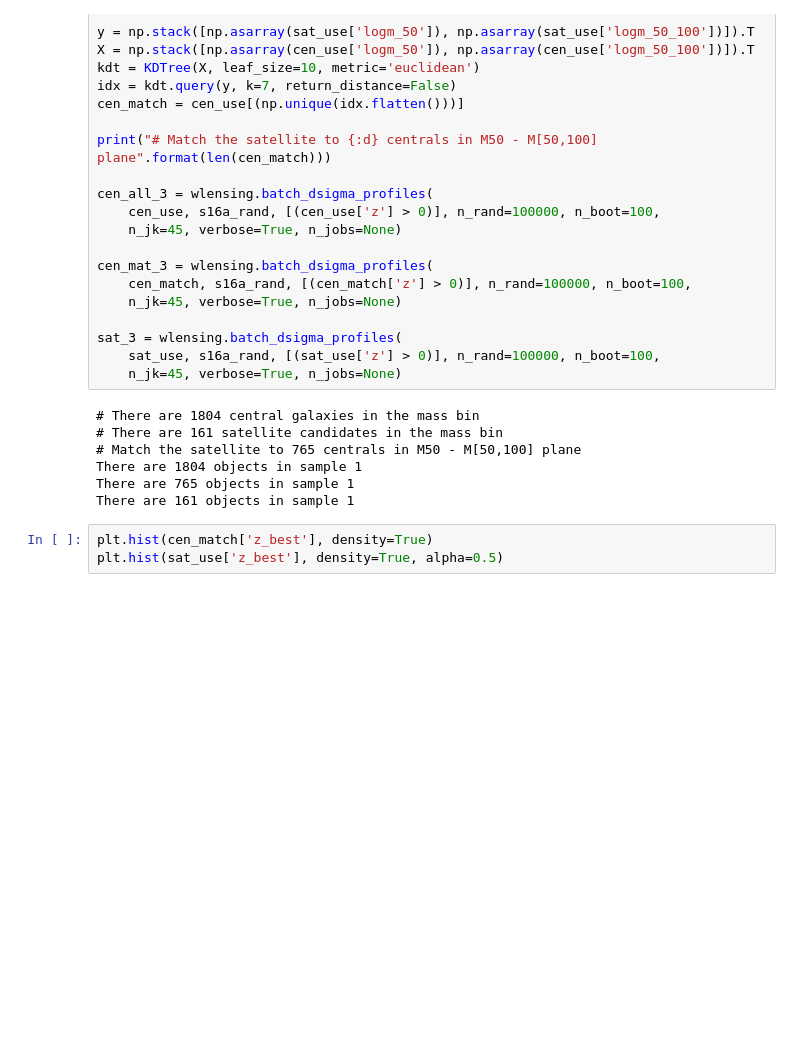
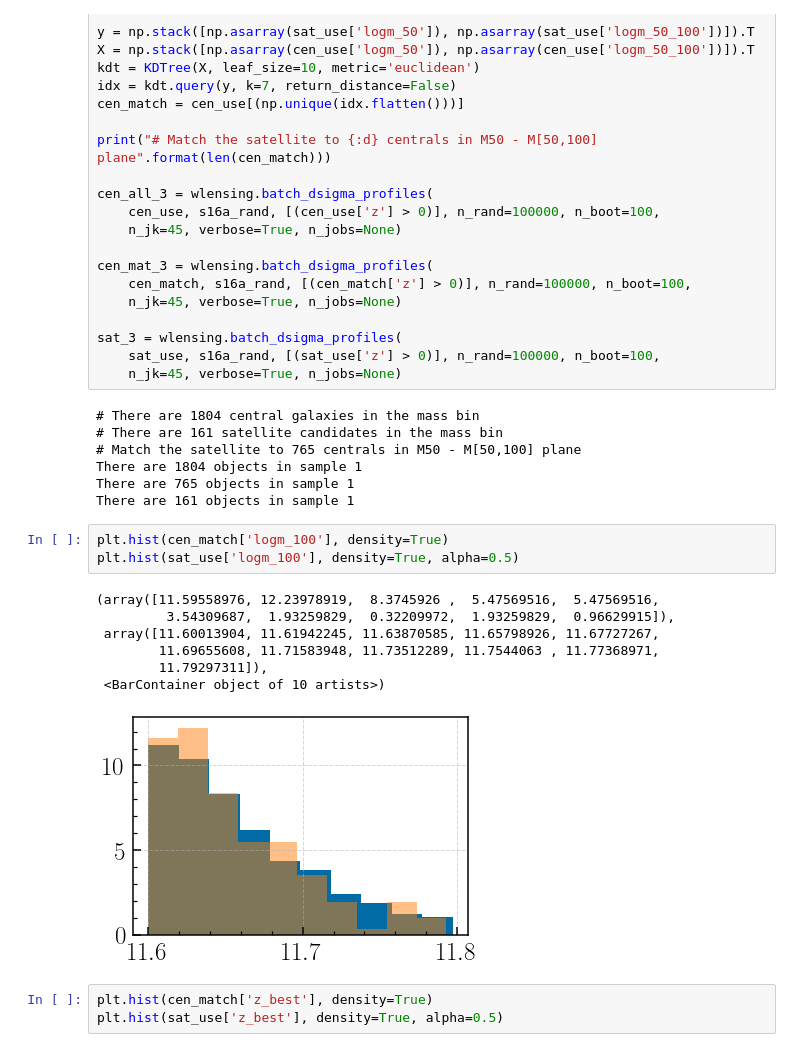
Before and after one commit to dr-guangtou/jianbing, a Jupyter notebook: notebooks/figure/figD1.ipynb, the cells around one changed output. Saved outputs shown, nothing was run; the diff lists cells and outputs as text; blank space fills up the shorter version.

```diff
--- a/notebooks/figure/figD1.ipynb
+++ b/notebooks/figure/figD1.ipynb
@@ -214,6 +211,17 @@ sat_3 = wlensing.batch_dsigma_profiles(
 There are 1804 objects in sample 1
 There are 765 objects in sample 1
 There are 161 objects in sample 1
+# %%
+plt.hist(cen_match['logm_100'], density=True)
+plt.hist(sat_use['logm_100'], density=True, alpha=0.5)
+# %% [output]
+(array([11.59558976, 12.23978919,  8.3745926 ,  5.47569516,  5.47569516,
+         3.54309687,  1.93259829,  0.32209972,  1.93259829,  0.96629915]),
+ array([11.60013904, 11.61942245, 11.63870585, 11.65798926, 11.67727267,
+        11.69655608, 11.71583948, 11.73512289, 11.7544063 , 11.77368971,
+        11.79297311]),
+ <BarContainer object of 10 artists>)
+[figure, added]
 # %%
 plt.hist(cen_match['z_best'], density=True)
 plt.hist(sat_use['z_best'], density=True, alpha=0.5)
```
Also changed, not shown: parts of 10 cells of this notebook, 1 other file.
